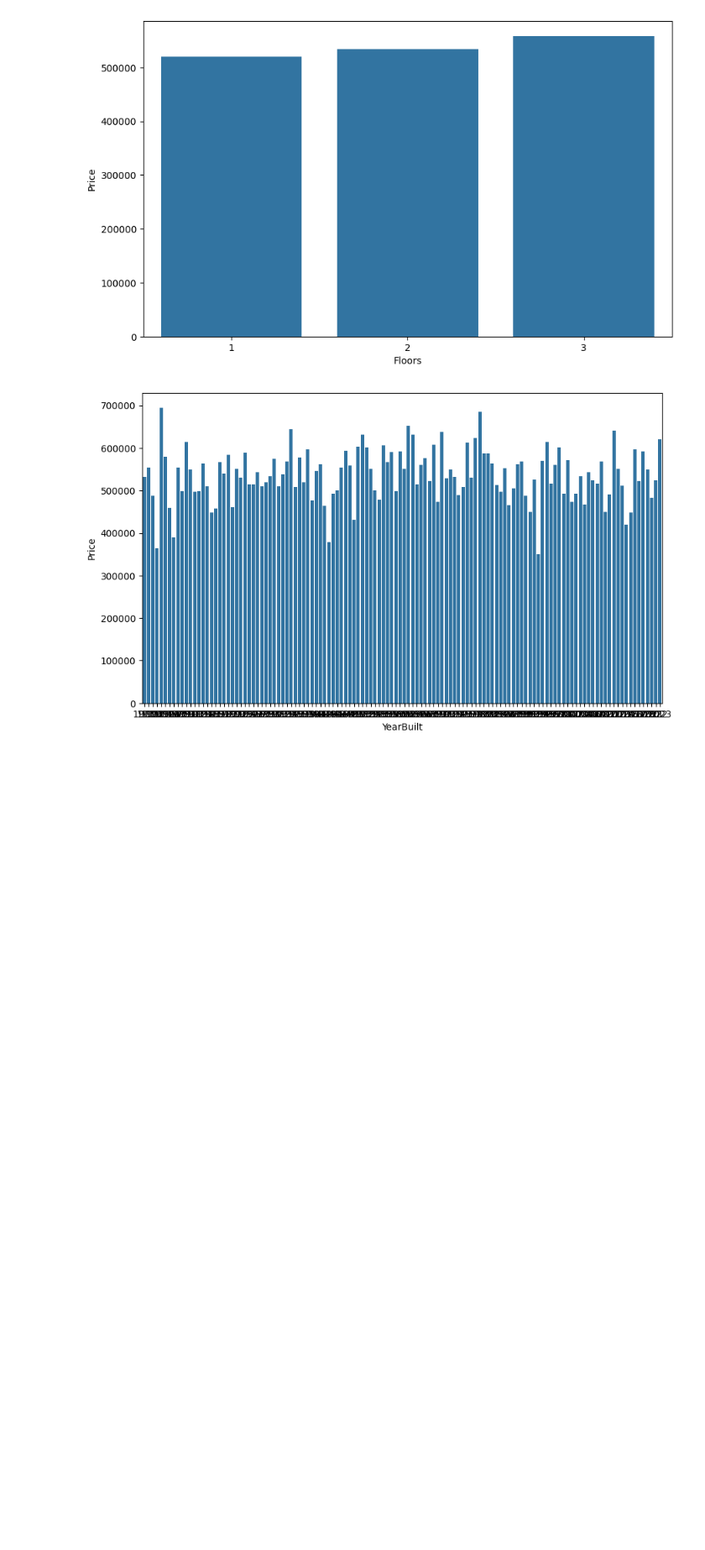
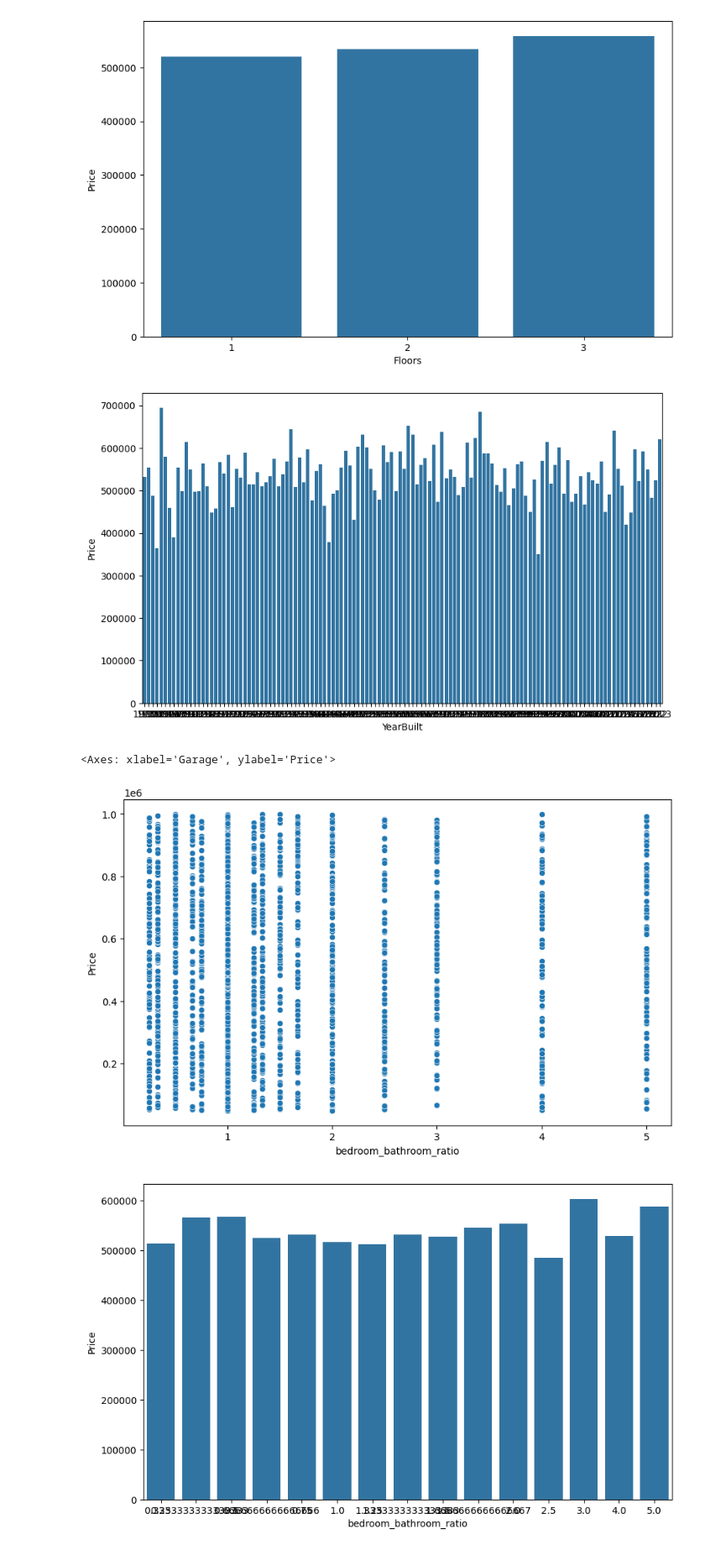
Before and after one commit to twaters10/HousePredictionMLPipeline, a Jupyter notebook: notebooks/data_eda.ipynb, the cells around one changed output. Shown: that part at 84% size. Drawn from its saved outputs; the diff is of its cells as text; code cells hidden in the pictures; blank space fills up the shorter version.

```diff
--- a/notebooks/data_eda.ipynb
+++ b/notebooks/data_eda.ipynb
@@ -53,3 +53,32 @@ sns.barplot(x='YearBuilt', y='Price', data=avg_price_per_built_year)
 [figure]
 [figure]
 [figure]
+# %%
+df['bedroom_bathroom_ratio'] = df['Bedrooms'] / df['Bathrooms']
+# Create a scatter plot for bedroom_bathroom_ratio vs Price
+plt.figure(figsize=(10, 6))
+sns.scatterplot(x='bedroom_bathroom_ratio', y='Price', data=df)
+
+# Mean price per bedroom_bathroom_ratio
+mean_price_per_ratio = df.groupby('bedroom_bathroom_ratio')['Price'].mean().reset_index()
+plt.figure(figsize=(10, 6))
+sns.barplot(x='bedroom_bathroom_ratio', y='Price', data=mean_price_per_ratio)
+
+# Mean price by Condition variable
+mean_price_per_condition = df.groupby('Condition')['Price'].mean().reset_index()
+plt.figure(figsize=(10, 6))
+sns.barplot(x='Condition', y='Price', data=mean_price_per_condition)
+
+# Mean price by location
+mean_price_per_location = df.groupby('Location')['Price'].mean().reset_index()
+plt.figure(figsize=(10, 6))
+sns.barplot(x='Location', y='Price', data=mean_price_per_location)
+
+# Mean price by Garage variable
+mean_price_per_garage = df.groupby('Garage')['Price'].mean().reset_index()
+plt.figure(figsize=(10, 6))
+sns.barplot(x='Garage', y='Price', data=mean_price_per_garage)
+# %% [output]
+<Axes: xlabel='Garage', ylabel='Price'>
+[figure, added]
+[figure, added]
```
Also changed, not shown: parts of 3 cells of this notebook, 5 other files.
